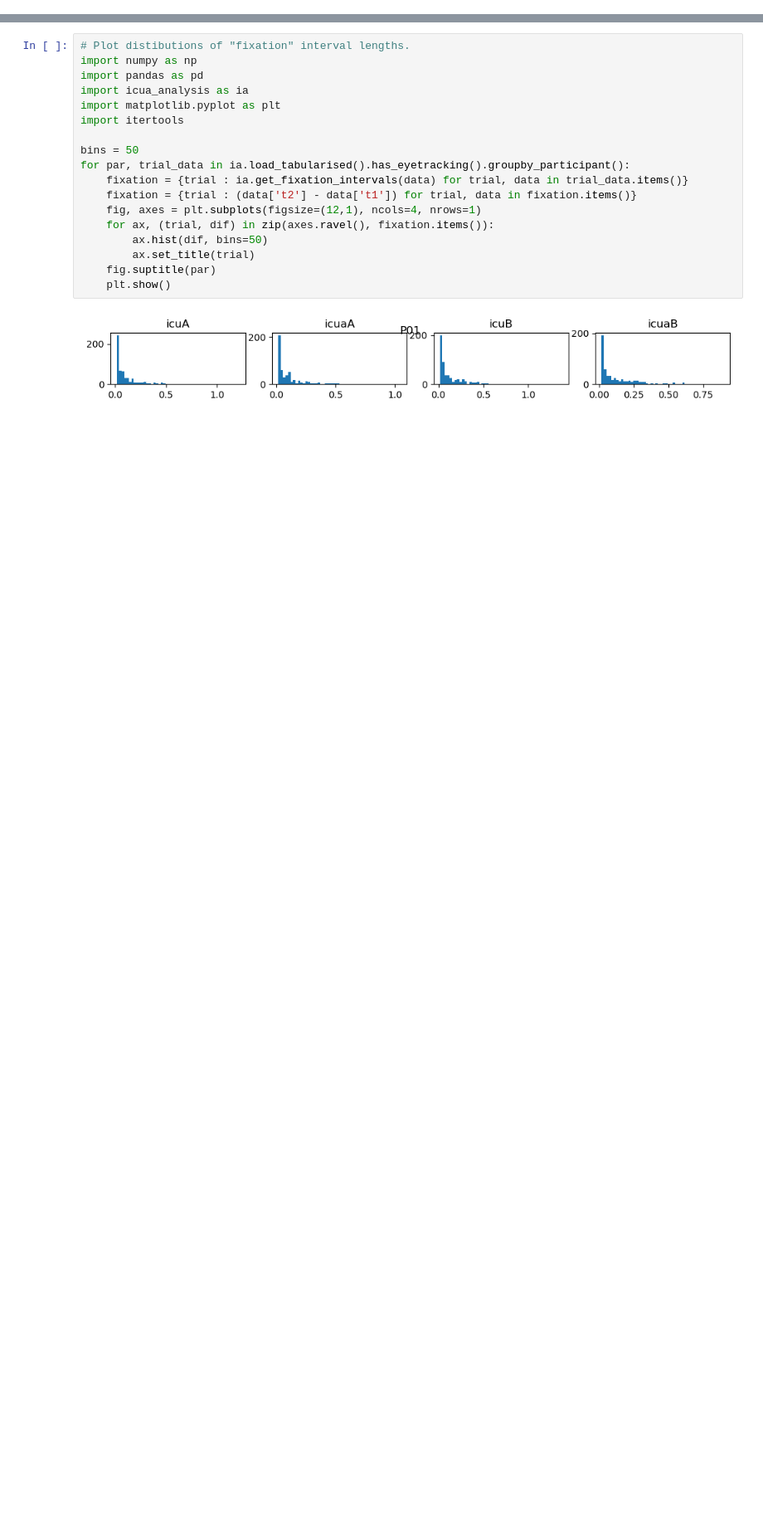
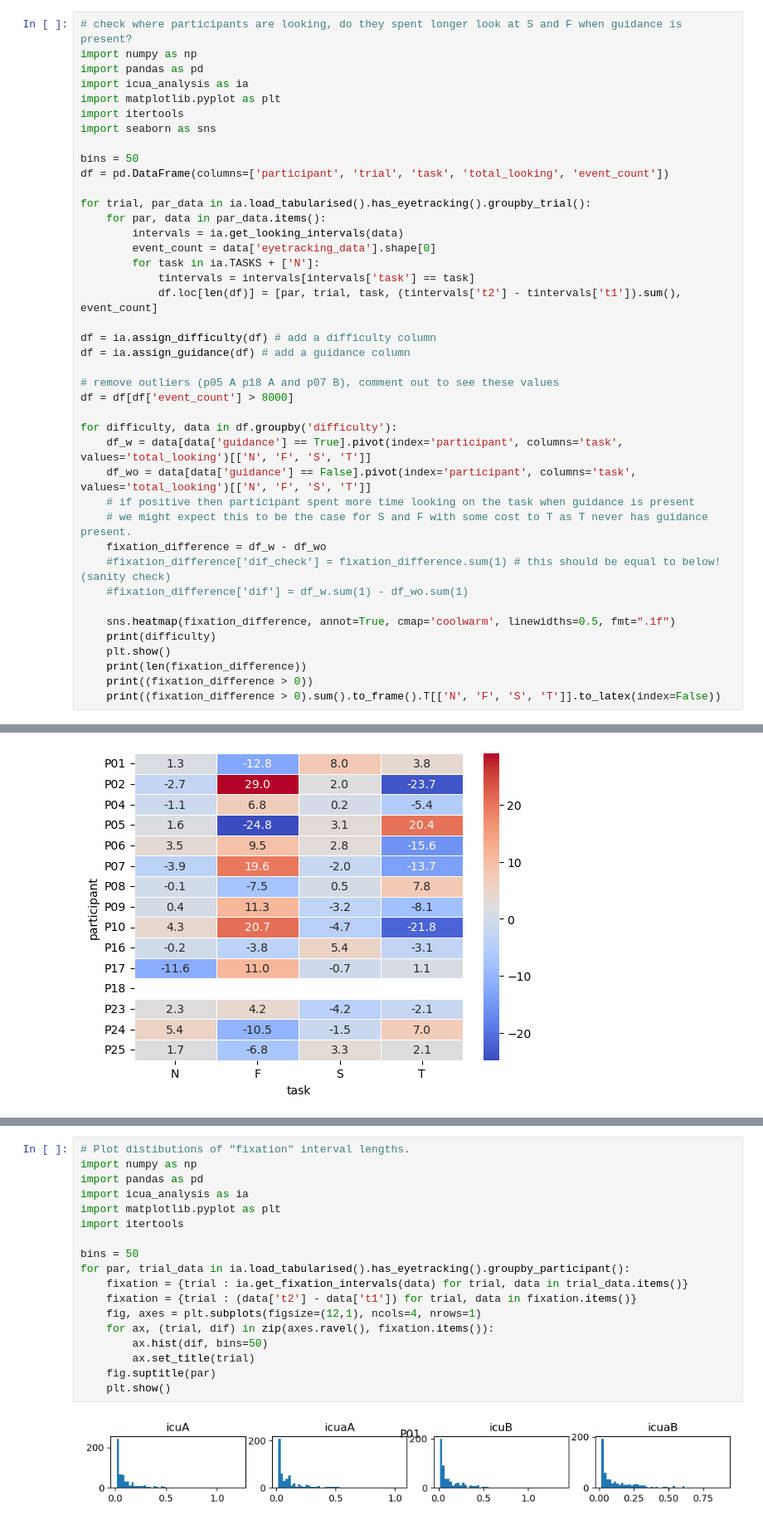
Before and after one commit to dicelab-rhul/icua-experiment-1-analysis, a Jupyter notebook: notebooks/eyetracking_fixation.ipynb, the cells around one changed output, grey strips where cells are left out. Shown at 83% size. Drawn from its saved outputs; the diff is of its cells as text; blank space fills up the shorter version.

```diff
--- a/notebooks/eyetracking_fixation.ipynb
+++ b/notebooks/eyetracking_fixation.ipynb
@@ -52 +52,43 @@ for trial, trial_df in df.groupby('trial'):
 [figure]
+# %%
+# check where participants are looking, do they spent longer look at S and F when guidance is present?
+import numpy as np
+import pandas as pd
+import icua_analysis as ia
+import matplotlib.pyplot as plt
+import itertools
+import seaborn as sns
+
+bins = 50
+df = pd.DataFrame(columns=['participant', 'trial', 'task', 'total_looking', 'event_count'])
+
+for trial, par_data in ia.load_tabularised().has_eyetracking().groupby_trial():
+    for par, data in par_data.items():
+        intervals = ia.get_looking_intervals(data)
+        event_count = data['eyetracking_data'].shape[0]
+        for task in ia.TASKS + ['N']:
+            tintervals = intervals[intervals['task'] == task]
+            df.loc[len(df)] = [par, trial, task, (tintervals['t2'] - tintervals['t1']).sum(), event_count]
+
+df = ia.assign_difficulty(df) # add a difficulty column
+df = ia.assign_guidance(df) # add a guidance column
+
+# remove outliers (p05 A p18 A and p07 B), comment out to see these values
+df = df[df['event_count'] > 8000]
+
+for difficulty, data in df.groupby('difficulty'):
+    df_w = data[data['guidance'] == True].pivot(index='participant', columns='task', values='total_looking')[['N', 'F', 'S', 'T']]
+    df_wo = data[data['guidance'] == False].pivot(index='participant', columns='task', values='total_looking')[['N', 'F', 'S', 'T']]
+    # if positive then participant spent more time looking on the task when guidance is present
+    # we might expect this to be the case for S and F with some cost to T as T never has guidance present.
+    fixation_difference = df_w - df_wo
+    #fixation_difference['dif_check'] = fixation_difference.sum(1) # this should be equal to below! (sanity check)
+    #fixation_difference['dif'] = df_w.sum(1) - df_wo.sum(1)
+
+    sns.heatmap(fixation_difference, annot=True, cmap='coolwarm', linewidths=0.5, fmt=".1f")
+    print(difficulty)
+    plt.show()
+    print(len(fixation_difference))
+    print((fixation_difference > 0))
+    print((fixation_difference > 0).sum().to_frame().T[['N', 'F', 'S', 'T']].to_latex(index=False))
+# %% [output]
@@ -52,0 +96 @@ for trial, trial_df in df.groupby('trial'):
+[figure, added]
```
Also changed, not shown: parts of 4 cells of this notebook, 17 other files.
